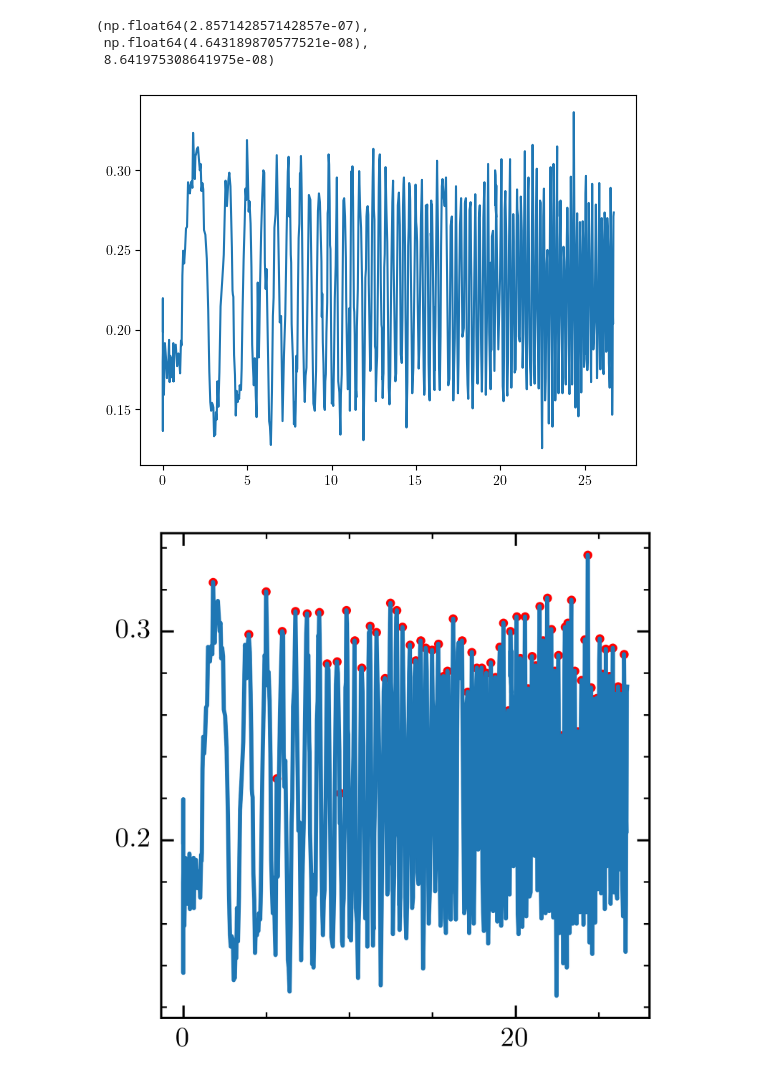
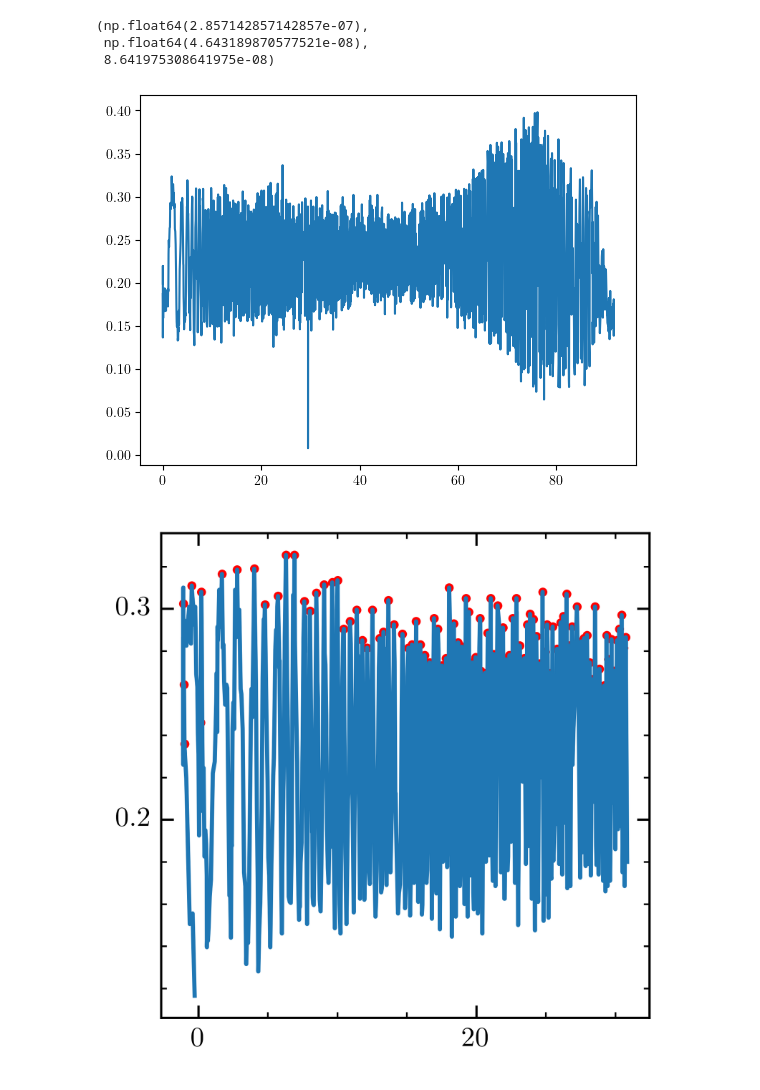
Before and after one commit to ChriGomm/Praktikum2, a Jupyter notebook: MS_Christian_Matteo/ms.ipynb, the cells around one changed output. Saved outputs shown, nothing was run; the diff lists cells and outputs as text; code cells hidden in the pictures.

```diff
--- a/MS_Christian_Matteo/ms.ipynb
+++ b/MS_Christian_Matteo/ms.ipynb
@@ -214,18 +214,18 @@ lam, dellam*2, dd*2
 # %%
 import pandas as pd
 import matplotlib.pyplot as plt
-df =pd.read_csv("MS Messung1.csv")
+df =pd.read_csv("MS Messung12.csv")
 data1 = df.to_numpy()
 plt.figure()
 data1[:,2] = data1[:,2]/data1[-225,2]*90
 start = 0
-end = 700
+end = -1
 plt.plot(data1[start:end,2],data1[start:end,1])
 # plt.plot(data1[:end,2],np.mean(data1[:end,1])*np.ones(end))
 # plt.plot(data1[:end,2],0.243*np.ones(end))
 plt.show()
 # %% [output]
-[figure, old version]
+[figure, new version]
 # %%
 
 start =0
@@ -268,7 +268,7 @@ plt.show()
 # plt.scatter(maxima_pos,numb,s=1)
 # plt.show()
 # %% [output]
-[figure, old version]
+[figure, new version]
 # %%
 numb = np.array(numb)
 maxima_pos = np.array(maxima_pos)
```
Also changed, not shown: parts of 4 cells of this notebook, 8 other files.
